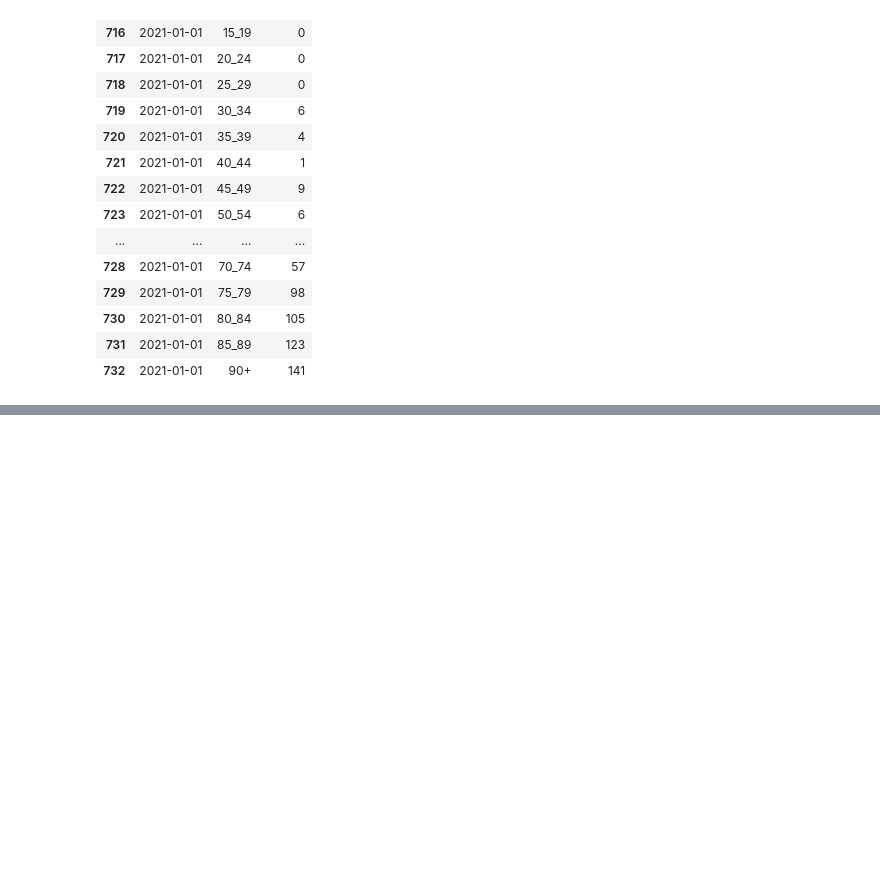
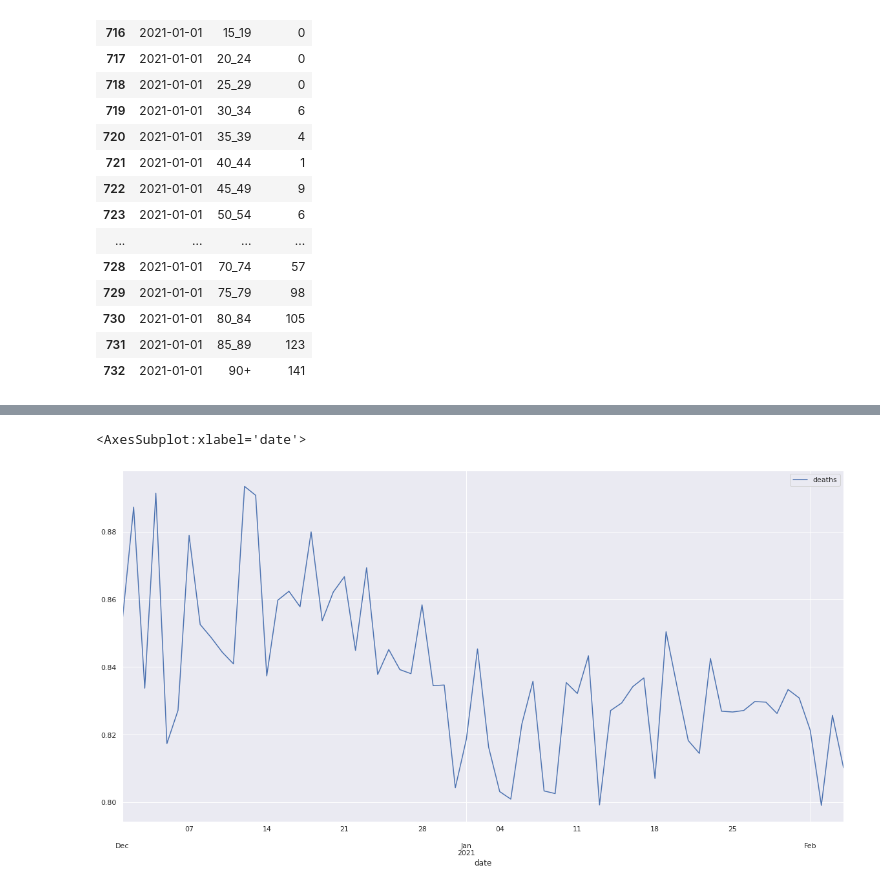
Before and after one commit to rgargente/covid_over_70s_deaths, a Jupyter notebook: covid/covid.ipynb, the cells around one changed output, grey strips where cells are left out. Drawn from its saved outputs; the diff is of its cells as text; code cells hidden in the pictures; blank space fills up the shorter version.

```diff
--- a/covid/covid.ipynb
+++ b/covid/covid.ipynb
@@ -41,0 +66,6 @@ sns.lineplot(data=data.groupby('date').sum())
+# %%
+rate = rate[rate.index>='2020-12-01']
+rate.plot(figsize=figsize)
+# %% [output]
+<AxesSubplot:xlabel='date'>
+[figure, added]
```
Also changed, not shown: parts of 11 cells of this notebook.
